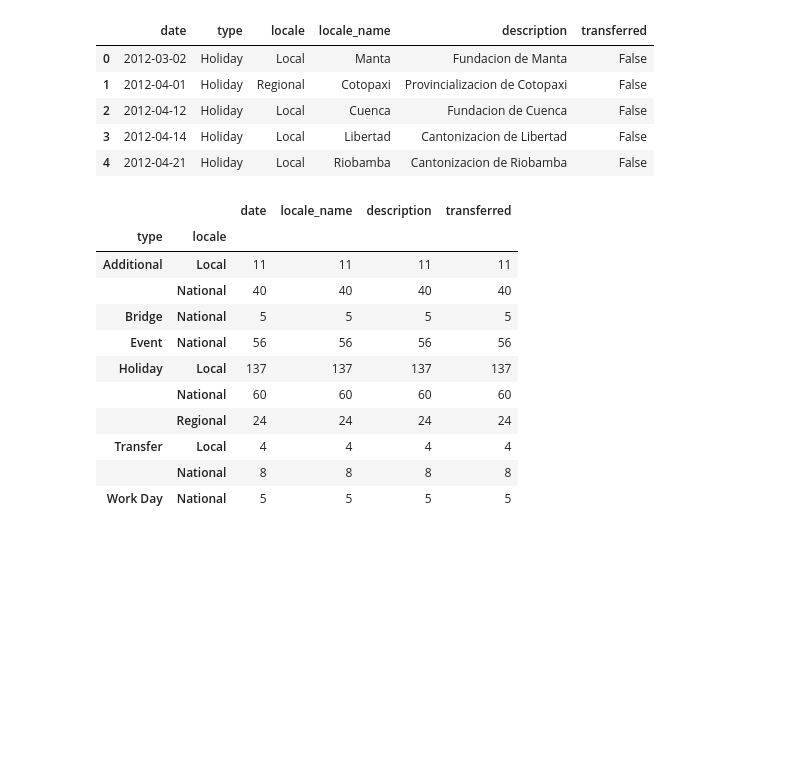
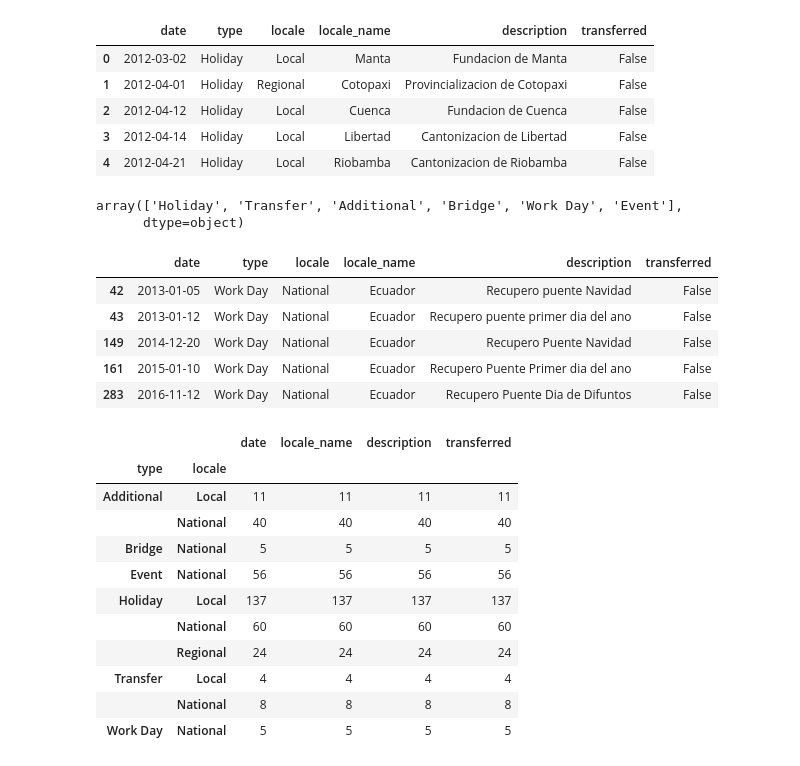
Before and after one commit to kwonowk/store-sales-forecast_kaggle, a Jupyter notebook: forecast.ipynb, the cells around one changed output. Saved outputs shown, nothing was run; the diff lists cells and outputs as text; code cells hidden in the pictures; blank space fills up the shorter version.

```diff
--- a/forecast.ipynb
+++ b/forecast.ipynb
@@ -208,6 +208,20 @@ holidays.head()
 | 2 | 2012-04-12 | Holiday | Local | Cuenca | Fundacion de Cuenca | False |
 | 3 | 2012-04-14 | Holiday | Local | Libertad | Cantonizacion de Libertad | False |
 | 4 | 2012-04-21 | Holiday | Local | Riobamba | Cantonizacion de Riobamba | False |
+# %%
+holidays.type.unique()
+# %% [output]
+array(['Holiday', 'Transfer', 'Additional', 'Bridge', 'Work Day', 'Event'],
+      dtype=object)
+# %%
+holidays.loc[holidays['type'] == 'Work Day']
+# %% [output]
+|  | date | type | locale | locale_name | description | transferred |
+| 42 | 2013-01-05 | Work Day | National | Ecuador | Recupero puente Navidad | False |
+| 43 | 2013-01-12 | Work Day | National | Ecuador | Recupero puente primer dia del ano | False |
+| 149 | 2014-12-20 | Work Day | National | Ecuador | Recupero Puente Navidad | False |
+| 161 | 2015-01-10 | Work Day | National | Ecuador | Recupero Puente Primer dia del ano | False |
+| 283 | 2016-11-12 | Work Day | National | Ecuador | Recupero Puente Dia de Difuntos | False |
 # %%
 # Composition of holiday types
 holidays.groupby(['type','locale']).count()
```
